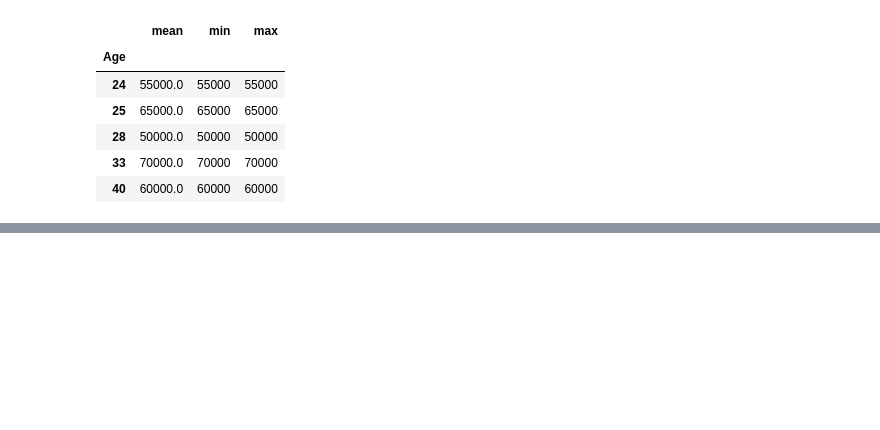
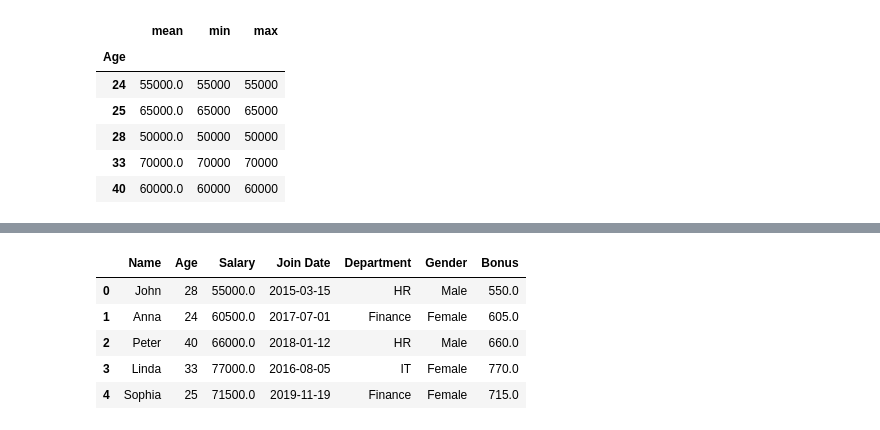
Before and after one commit to sreerag-girijan-aspire/Pandas, a Jupyter notebook: Qns.ipynb, the cells around one changed output, grey strips where cells are left out. Saved outputs shown, nothing was run; the diff lists cells and outputs as text; code cells hidden in the pictures; blank space fills up the shorter version.

```diff
--- a/Qns.ipynb
+++ b/Qns.ipynb
@@ -221,3 +221,8 @@ df.groupby(by="Age")["Salary"].agg(["mean","min","max"])
 | 28 | 50000.0 | 50000 | 50000 |
 | 33 | 70000.0 | 70000 | 70000 |
 | 40 | 60000.0 | 60000 | 60000 |
+# %%
+def increase(salary):
+    return salary*1.1
+df['Salary']=df['Salary'].apply(increase)
+df
@@ -223,0 +236,10 @@ df.groupby(by="Age")["Salary"].agg(["mean","min","max"])
+# %%
+df["Bonus"]=df['Salary']/100
+df
+# %% [output]
+|  | Name | Age | Salary | Join Date | Department | Gender | Bonus |
+| 0 | John | 28 | 55000.0 | 2015-03-15 | HR | Male | 550.0 |
+| 1 | Anna | 24 | 60500.0 | 2017-07-01 | Finance | Female | 605.0 |
+| 2 | Peter | 40 | 66000.0 | 2018-01-12 | HR | Male | 660.0 |
+| 3 | Linda | 33 | 77000.0 | 2016-08-05 | IT | Female | 770.0 |
+| 4 | Sophia | 25 | 71500.0 | 2019-11-19 | Finance | Female | 715.0 |
```
Also changed, not shown: parts of 8 cells of this notebook.
